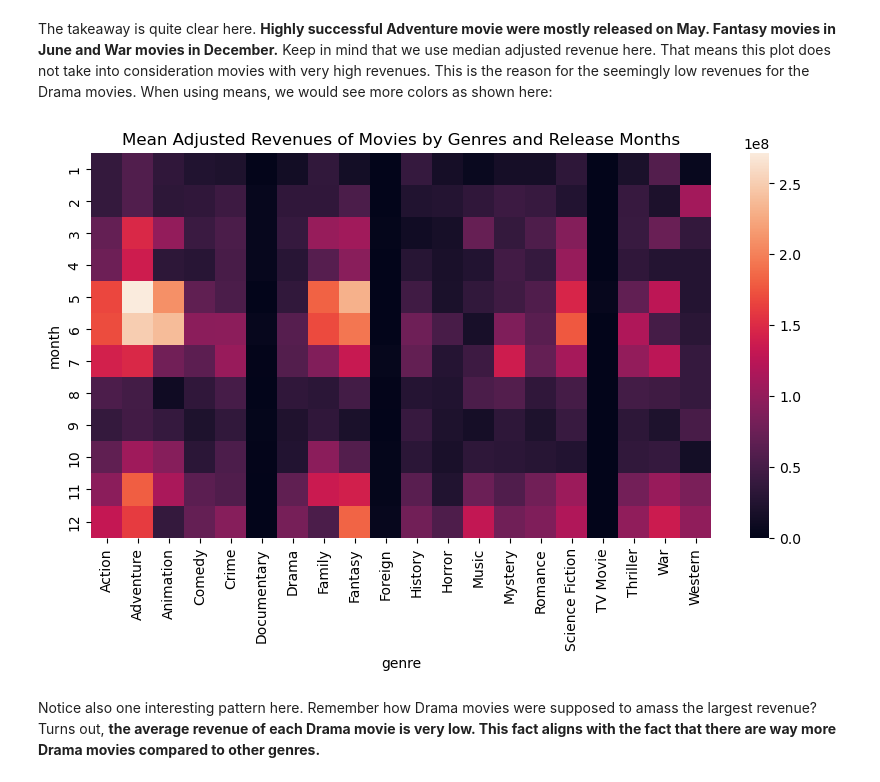
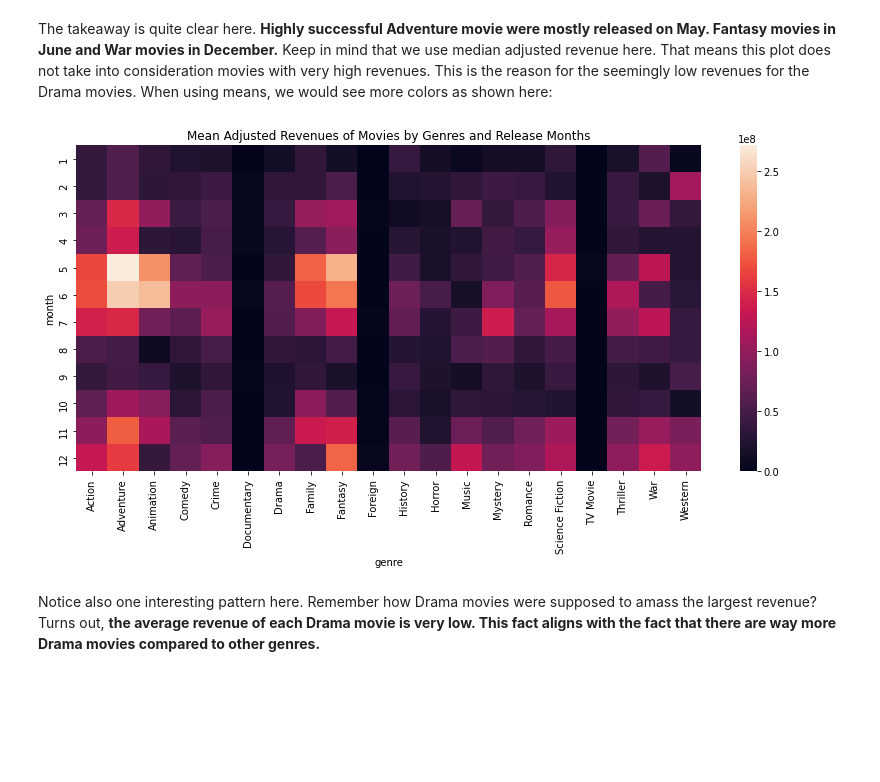
Before and after one commit to jaycode/udacity-investigate-a-dataset, a Jupyter notebook: investigate-a-dataset.ipynb, the cells around one changed output. Cells and saved outputs as stored; diff of their text form; code cells hidden in the pictures; blank space fills up the shorter version.

```diff
--- a/investigate-a-dataset.ipynb
+++ b/investigate-a-dataset.ipynb
@@ -542,12 +565,12 @@ ax.set_title("Median Adjusted Revenues of Movies by Genres and Release Months");
 The takeaway is quite clear here. **Highly successful Adventure movie were mostly released on May. Fantasy movies in June and War movies in December.** Keep in mind that we use median adjusted revenue here. That means this plot does not take into consideration movies with very high revenues. This is the reason for the seemingly low revenues for the Drama movies. When using means, we would see more colors as shown here:
 # %%
 dfg_g1 = dfg[['month', 'genre', 'revenue_adj']].groupby(['month', 'genre']).mean().reset_index()
-plt.figure(figsize=(10,5))
+plt.figure(figsize=(14,6))
 dfg_h1 = dfg_g1.pivot('month', 'genre', 'revenue_adj')
 ax = sns.heatmap(dfg_h1)
 ax.set_title("Mean Adjusted Revenues of Movies by Genres and Release Months");
 # %% [output]
-[figure, old version]
+[figure, new version]
 # %% [markdown]
 Notice also one interesting pattern here. Remember how Drama movies were supposed to amass the largest revenue? Turns out, **the average revenue of each Drama movie is very low. This fact aligns with the fact that there are way more Drama movies compared to other genres.**
 # %% [markdown]
```
Also changed, not shown: parts of 21 cells of this notebook, 1 other file.
